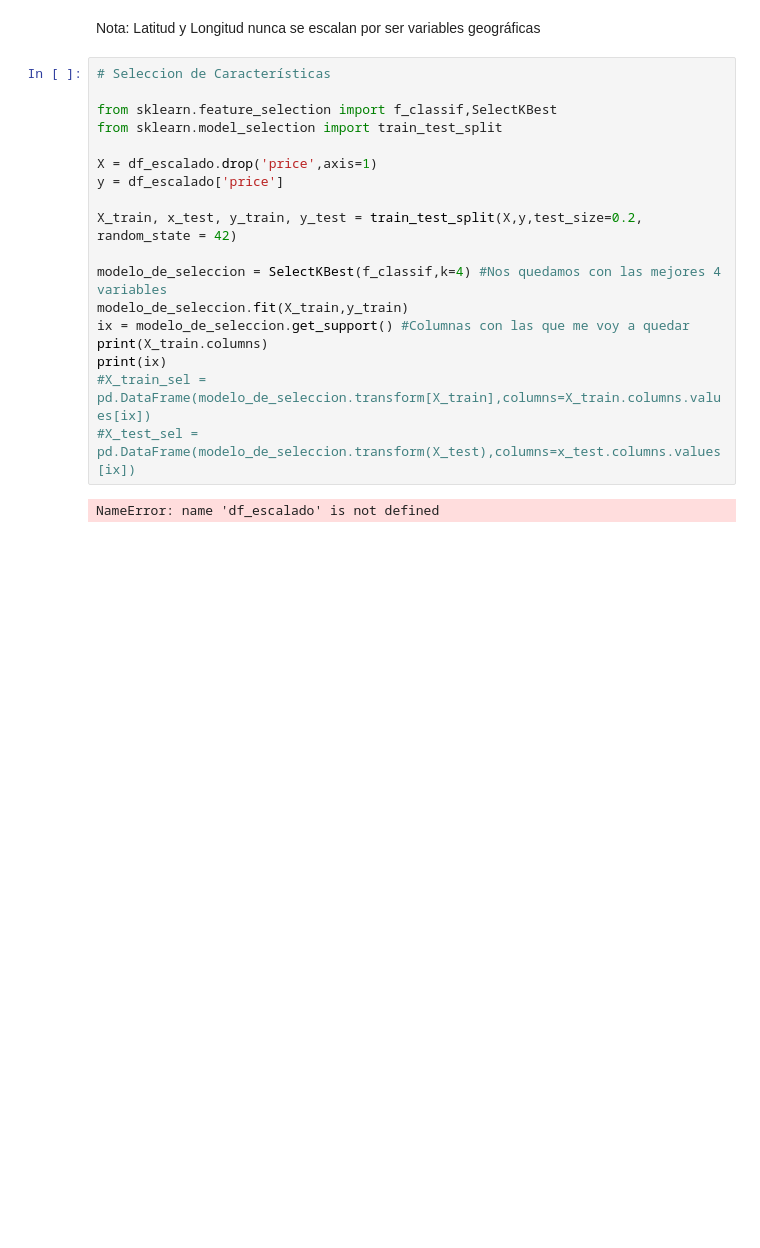
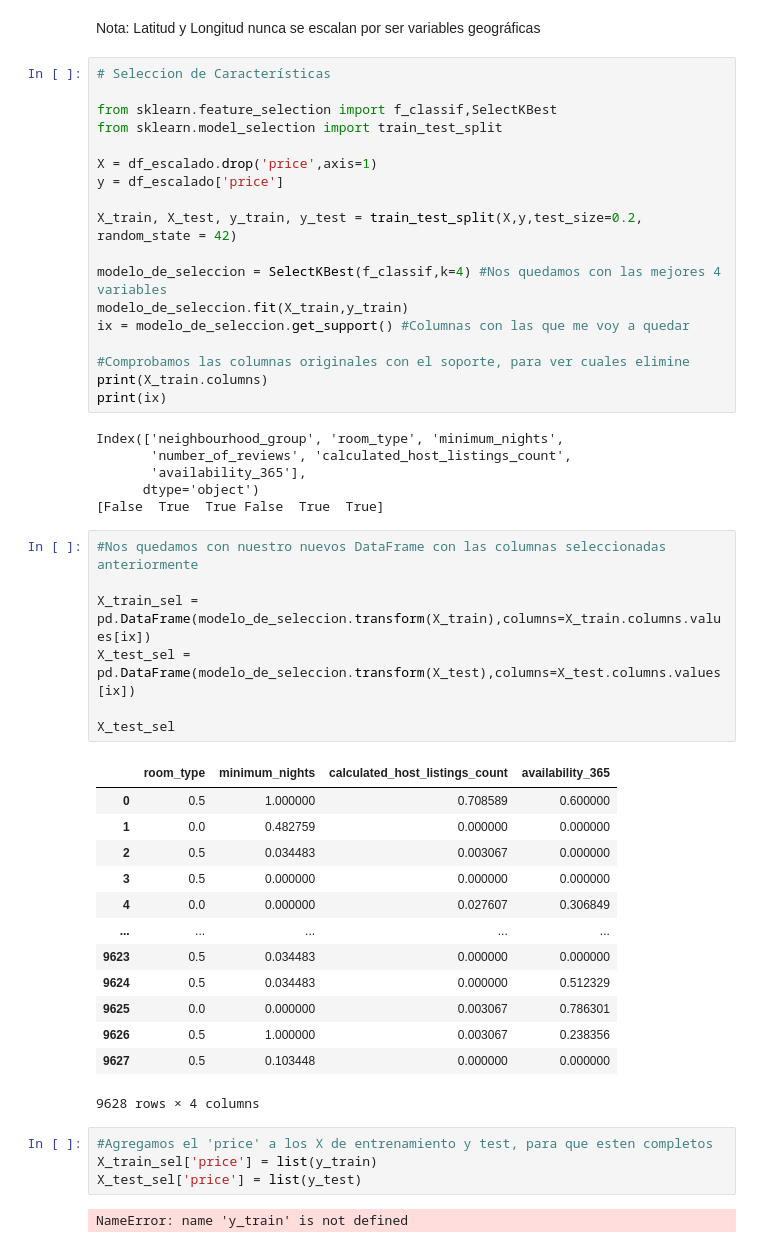
Before and after one commit to LuisCamachoRivero/machine-learning-python-template, a Jupyter notebook: src/explore.ipynb, the cells around one changed output. Drawn from its saved outputs; the diff is of its cells as text; blank space fills up the shorter version.

```diff
--- a/src/explore.ipynb
+++ b/src/explore.ipynb
@@ -515,15 +516,46 @@ from sklearn.model_selection import train_test_split
 X = df_escalado.drop('price',axis=1)
 y = df_escalado['price']
 
-X_train, x_test, y_train, y_test = train_test_split(X,y,test_size=0.2, random_state = 42)
+X_train, X_test, y_train, y_test = train_test_split(X,y,test_size=0.2, random_state = 42)
 
 modelo_de_seleccion = SelectKBest(f_classif,k=4) #Nos quedamos con las mejores 4 variables
 modelo_de_seleccion.fit(X_train,y_train)
 ix = modelo_de_seleccion.get_support() #Columnas con las que me voy a quedar
+
+#Comprobamos las columnas originales con el soporte, para ver cuales elimine
 print(X_train.columns)
 print(ix)
-#X_train_sel = pd.DataFrame(modelo_de_seleccion.transform[X_train],columns=X_train.columns.values[ix])
-#X_test_sel = pd.DataFrame(modelo_de_seleccion.transform(X_test),columns=x_test.columns.values[ix])
 # %% [output]
-NameError: name 'df_escalado' is not defined
+Index(['neighbourhood_group', 'room_type', 'minimum_nights',
+       'number_of_reviews', 'calculated_host_listings_count',
+       'availability_365'],
+      dtype='object')
+[False  True  True False  True  True]
+# %%
+#Nos quedamos con nuestro nuevos DataFrame con las columnas seleccionadas anteriormente
+
+X_train_sel = pd.DataFrame(modelo_de_seleccion.transform(X_train),columns=X_train.columns.values[ix])
+X_test_sel = pd.DataFrame(modelo_de_seleccion.transform(X_test),columns=X_test.columns.values[ix])
+
+X_test_sel
+# %% [output]
+|  | room_type | minimum_nights | calculated_host_listings_count | availability_365 |
+| 0 | 0.5 | 1.000000 | 0.708589 | 0.600000 |
+| 1 | 0.0 | 0.482759 | 0.000000 | 0.000000 |
+| 2 | 0.5 | 0.034483 | 0.003067 | 0.000000 |
+| 3 | 0.5 | 0.000000 | 0.000000 | 0.000000 |
+| 4 | 0.0 | 0.000000 | 0.027607 | 0.306849 |
+| ... | ... | ... | ... | ... |
+| 9623 | 0.5 | 0.034483 | 0.000000 | 0.000000 |
+| 9624 | 0.5 | 0.034483 | 0.000000 | 0.512329 |
+| 9625 | 0.0 | 0.000000 | 0.003067 | 0.786301 |
+| 9626 | 0.5 | 1.000000 | 0.003067 | 0.238356 |
+| 9627 | 0.5 | 0.103448 | 0.000000 | 0.000000 |
+9628 rows × 4 columns
+# %%
+#Agregamos el 'price' a los X de entrenamiento y test, para que esten completos
+X_train_sel['price'] = list(y_train)
+X_test_sel['price'] = list(y_test)
+# %% [output]
+NameError: name 'y_train' is not defined
 # %%
```
Also changed, not shown: parts of 4 cells of this notebook, 2 other files.
